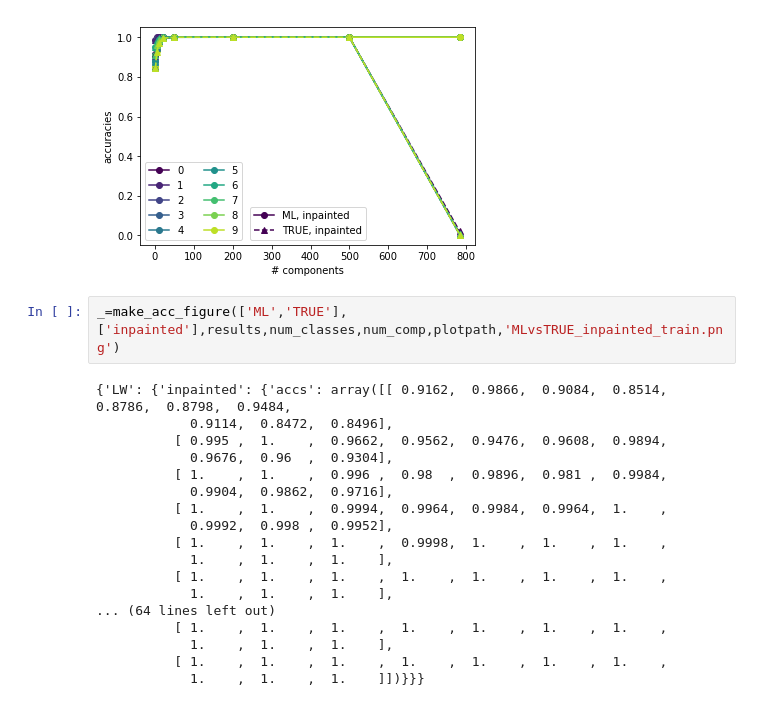
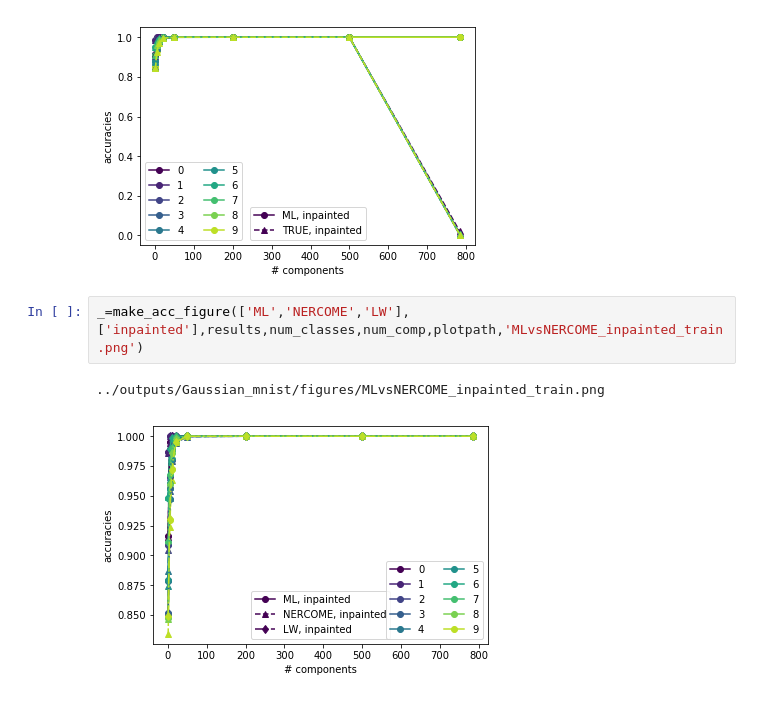
Before and after one commit to VMBoehm/pca-classifier, a Jupyter notebook: notebooks/ShrinkageExperimentsFakeMNIST.ipynb, the cells around one changed output. Cells and saved outputs as stored; diff of their text form.

```diff
--- a/notebooks/ShrinkageExperimentsFakeMNIST.ipynb
+++ b/notebooks/ShrinkageExperimentsFakeMNIST.ipynb
@@ -121,22 +110,7 @@ _=make_acc_figure(['ML','TRUE'],['inpainted'],results,num_classes,num_comp,plotp
 ../outputs/Gaussian_mnist/figures/MLvsTRUE_inpainted_train.png
 [figure]
 # %%
-_=make_acc_figure(['ML','TRUE'],['inpainted'],results,num_classes,num_comp,plotpath,'MLvsTRUE_inpainted_train.png')
+_=make_acc_figure(['ML','NERCOME','LW'],['inpainted'],results,num_classes,num_comp,plotpath,'MLvsNERCOME_inpainted_train.png')
 # %% [output]
-{'LW': {'inpainted': {'accs': array([[ 0.9162,  0.9866,  0.9084,  0.8514,  0.8786,  0.8798,  0.9484,
-            0.9114,  0.8472,  0.8496],
-          [ 0.995 ,  1.    ,  0.9662,  0.9562,  0.9476,  0.9608,  0.9894,
-            0.9676,  0.96  ,  0.9304],
-          [ 1.    ,  1.    ,  0.996 ,  0.98  ,  0.9896,  0.981 ,  0.9984,
-            0.9904,  0.9862,  0.9716],
-          [ 1.    ,  1.    ,  0.9994,  0.9964,  0.9984,  0.9964,  1.    ,
-            0.9992,  0.998 ,  0.9952],
-          [ 1.    ,  1.    ,  1.    ,  0.9998,  1.    ,  1.    ,  1.    ,
-            1.    ,  1.    ,  1.    ],
-          [ 1.    ,  1.    ,  1.    ,  1.    ,  1.    ,  1.    ,  1.    ,
-            1.    ,  1.    ,  1.    ],
-... (64 lines left out)
-          [ 1.    ,  1.    ,  1.    ,  1.    ,  1.    ,  1.    ,  1.    ,
-            1.    ,  1.    ,  1.    ],
-          [ 1.    ,  1.    ,  1.    ,  1.    ,  1.    ,  1.    ,  1.    ,
-            1.    ,  1.    ,  1.    ]])}}}
+../outputs/Gaussian_mnist/figures/MLvsNERCOME_inpainted_train.png
+[figure, added]
```
Also changed, not shown: parts of 11 cells of this notebook, 7 other files.
